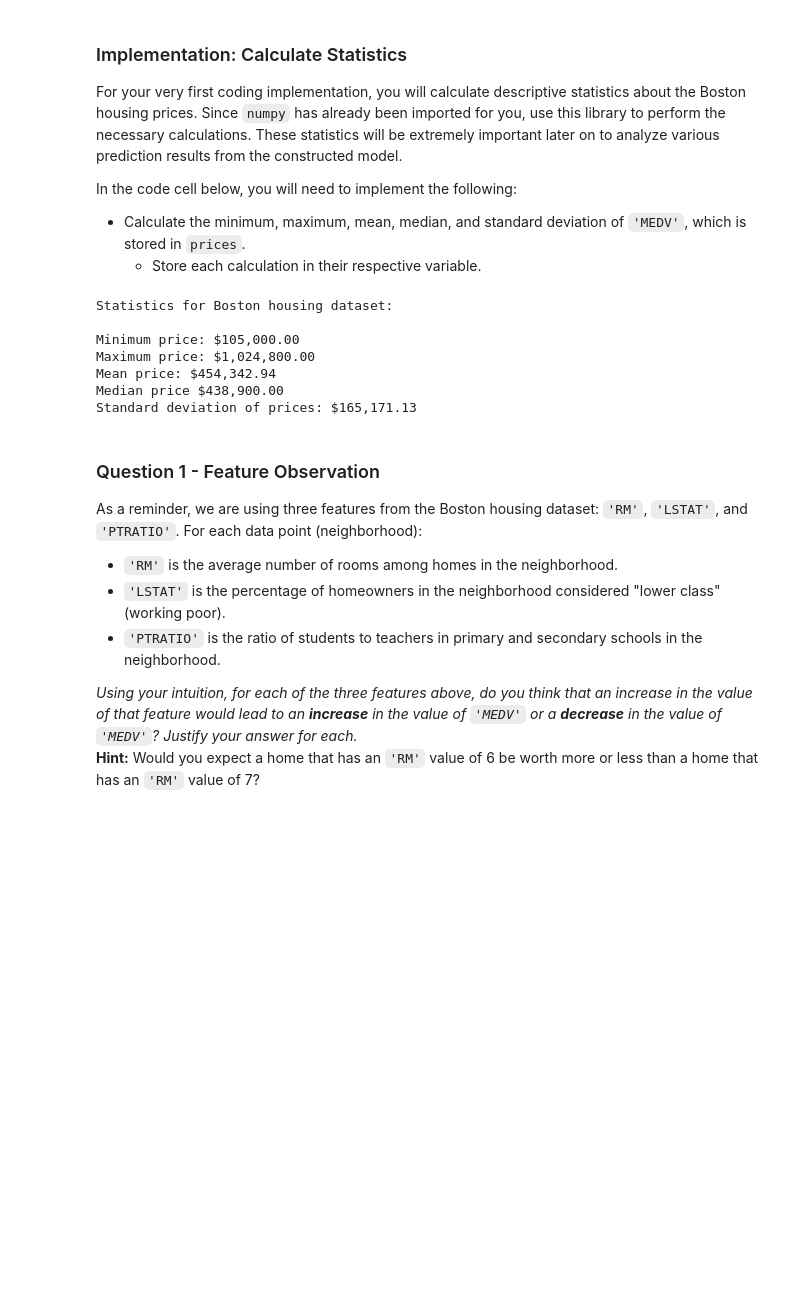
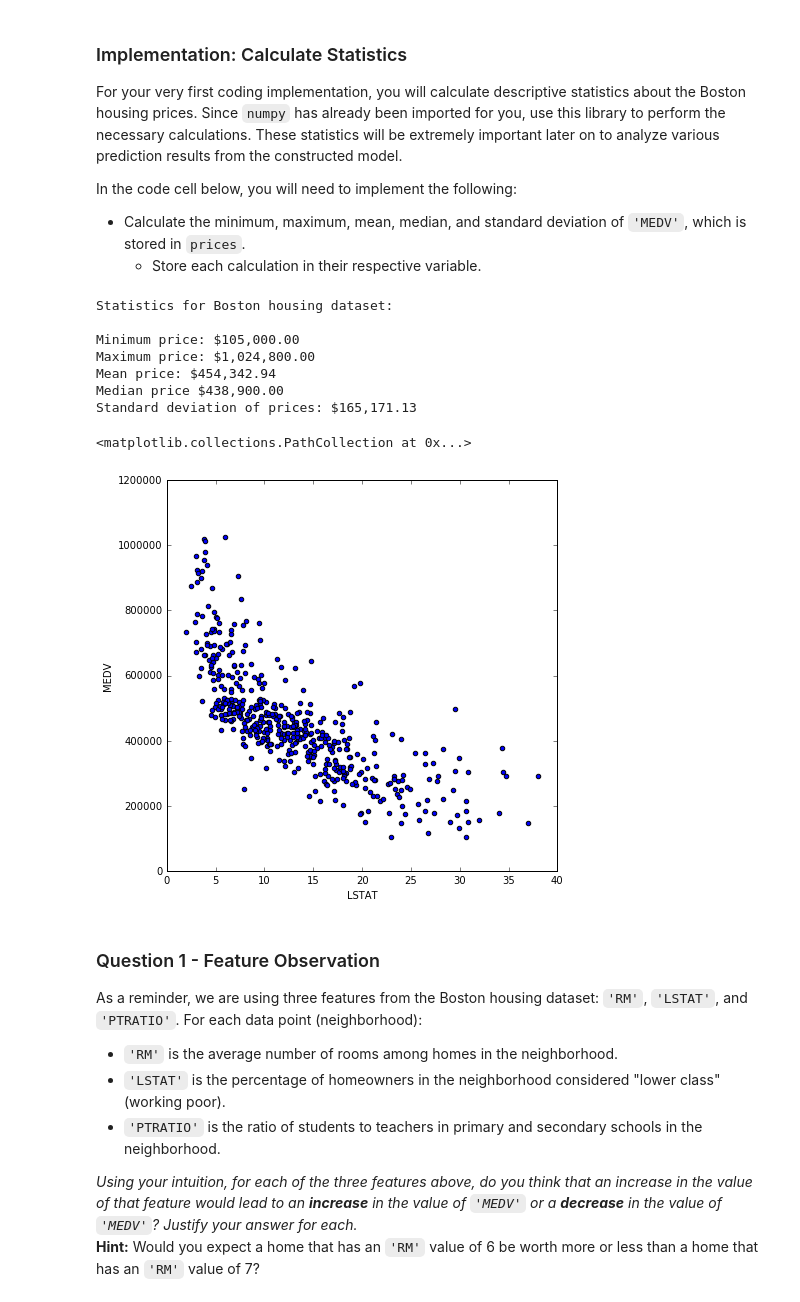
Before and after one commit to texpine/machine-learning, a Jupyter notebook: projects/boston_housing/boston_housing.ipynb, the cells around one changed output. Cells and saved outputs as stored; diff of their text form; code cells hidden in the pictures; blank space fills up the shorter version.

```diff
--- a/projects/boston_housing/boston_housing.ipynb
+++ b/projects/boston_housing/boston_housing.ipynb
@@ -53,27 +53,35 @@ In the code cell below, you will need to implement the following:
 - Calculate the minimum, maximum, mean, median, and standard deviation of `'MEDV'`, which is stored in `prices`.
   - Store each calculation in their respective variable.
 # %%
-minimum_price = np.min(data['MDEV'])
-maximum_price = np.max(data['MDEV'])
-mean_price = np.mean(data['MDEV'])
-median_price = np.median(data['MDEV'])
-std_price = np.std(data['MDEV'])
+minimum_price = np.min(data['MEDV'])
+maximum_price = np.max(data['MEDV'])
+mean_price = np.mean(data['MEDV'])
+median_price = np.median(data['MEDV'])
+std_price = np.std(data['MEDV'])
 
 # Show the calculated statistics
 print "Statistics for Boston housing dataset:\n"
 print "Minimum price: ${:,.2f}".format(minimum_price)
 print "Maximum price: ${:,.2f}".format(maximum_price)
 print "Mean price: ${:,.2f}".format(mean_price)
 print "Median price ${:,.2f}".format(median_price)
 print "Standard deviation of prices: ${:,.2f}".format(std_price)
+
+import matplotlib.pyplot as plt
+plt.figure(figsize=(7,7))
+plt.xlabel('LSTAT')
+plt.ylabel('MEDV')
+plt.scatter(features['LSTAT'], prices)
 # %% [output]
 Statistics for Boston housing dataset:
 
 Minimum price: $105,000.00
 Maximum price: $1,024,800.00
 Mean price: $454,342.94
 Median price $438,900.00
 Standard deviation of prices: $165,171.13
+<matplotlib.collections.PathCollection at 0x...>
+[figure, added]
 # %% [markdown]
 ### Question 1 - Feature Observation
 As a reminder, we are using three features from the Boston housing dataset: `'RM'`, `'LSTAT'`, and `'PTRATIO'`. For each data point (neighborhood):
```
Also changed, not shown: parts of 14 cells of this notebook, 1 other file.
